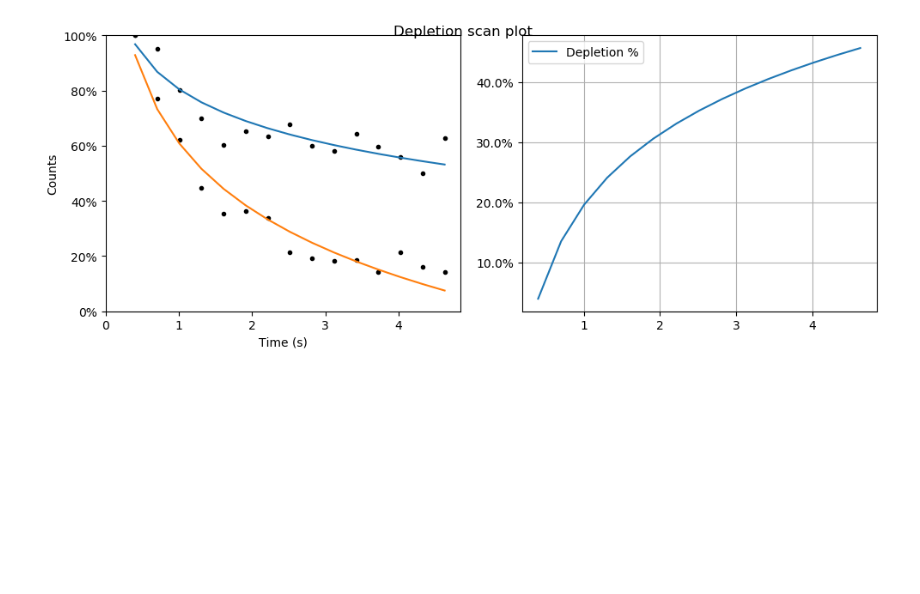
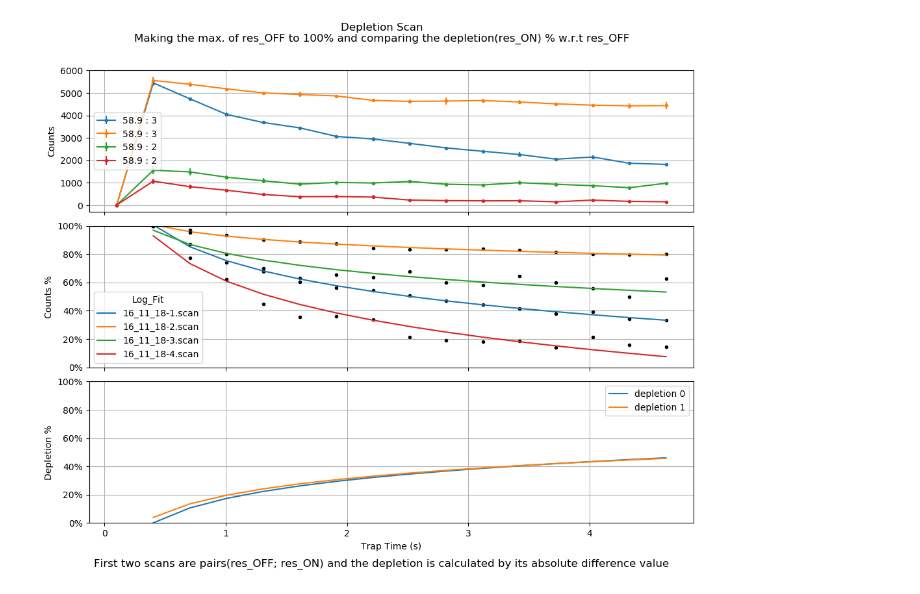
Before and after one commit to aravindhnivas/FELion-Spectrum-Analyser, a Jupyter notebook: testing/depletion_timescan.ipynb, the cells around one changed output. Drawn from its saved outputs; the diff is of its cells as text; code cells hidden in the pictures; blank space fills up the shorter version.

```diff
--- a/testing/depletion_timescan.ipynb
+++ b/testing/depletion_timescan.ipynb
@@ -6,7 +6,7 @@ import numpy as np
 import matplotlib.ticker as ticker
 from scipy.optimize import curve_fit
 
-def timescanplot(fname, location):
+def depletionPlot(fname, location):
 
     os.chdir(location)
     with open(fname, 'r') as f: file = f.readlines()
@@ -44,57 +44,73 @@ def timescanplot(fname, location):
 # %%
 def func(x, a, b, c):
     return a*np.log(b*x)+c
 
 location = 'D:\\FELion-Spectrum-Analyser\\testing\\_datas'
-files1 = ['16_11_18-2.scan','16_11_18-1.scan']
-files = ['16_11_18-3.scan', '16_11_18-4.scan']
+files = ['16_11_18-1.scan', '16_11_18-2.scan','16_11_18-3.scan', '16_11_18-4.scan']
+
+plt.rcParams['figure.figsize']=(12,9)
+plt.rcParams['figure.dpi']=100
+
+fig, (ax1, ax2, ax3) = plt.subplots(3,1, sharex=True)
+plt.suptitle('Depletion Scan\nMaking the max. of res_OFF to 100% and comparing the depletion(res_ON) % w.r.t res_OFF',\
+             fontsize=12)
+
+plt.subplots_adjust(top=0.9, hspace=0.1)
+
 full = []
-
-fig = plt.figure(figsize = (10,4), dpi=100)
-plt.suptitle('Depletion scan plot')
-plt.subplots_adjust(top=0.8)
-
-ax = plt.subplot(121)
 for f in files:
 
-    mass, iterations, mean, error, time = timescanplot(f, location)
+    mass, iterations, mean, error, time = depletionPlot(f, location)
     time = time/1000
     length = len(iterations)
 
     for i in range(length):
 
+        lg = '%s : %s'%(mass[i], iterations[i])
+        ax1.errorbar(time, mean[i],yerr=error[i], fmt='.-', label=lg)
+
         new_mean = (mean[i]/mean[i].max())*100
 
         x, y = time[1:], new_mean[1:]
-
         pop, popc = curve_fit(func, x, y)
-
         y_fit = func(x, *pop)
 
-        ax.plot(x,y,'.k')
-
-        ax.plot(x, y_fit, label=f)
-
-        ax.yaxis.set_major_formatter(ticker.PercentFormatter())
-        ax.set_ylim(ymin=0, ymax=100)
-        ax.set_xlim(xmin=0)
+        ax2.plot(x,y,'.k')
+        ax2.plot(x, y_fit, label=f)
+        ax2.yaxis.set_major_formatter(ticker.PercentFormatter())
 
         full.append(y_fit)
 
+depletion = {}
+j=0
+for i in range(0, len(full), 2):
+    depletion['depletion_%s'%i]=np.absolute(full[i]-full[i+1])
+    temp = np.absolute(full[i]-full[i+1])
+    ax3.plot(time[1:], temp, label='depletion %s'%j)
+    j+=1
 
-ax1 = plt.subplot(122)
-depletion = full[0]-full[1]
-ax1.plot(time[1:], depletion, label='Depletion %')
-ax1.yaxis.set_major_formatter(ticker.PercentFormatter())
+ax3.yaxis.set_major_formatter(ticker.PercentFormatter())
 
-ax.set_xlabel('Time (s)')
-ax.set_ylabel('Counts')
+for i in [ax1, ax2, ax3]:
+    i.legend()
+    i.grid(True)
 
-plt.grid(True)
+ax2.legend(title='Log_Fit')
+ax1.set_ylabel('Counts')
 
-plt.legend()
-plt.tight_layout()
+ax2.set_ylabel('Counts %')
+ax2.set_ylim(ymin=0,ymax=100)
+
+ax3.set_ylabel('Depletion %')
+ax3.set_ylim(ymin=0,ymax=100)
+ax3.set_xlabel('Trap Time (s)')
+
+#Caption
+fig.text(.5, .05,\
+         'First two scans are pairs(res_OFF; res_ON) and the depletion is calculated by its absolute difference value',\
+         ha='center', fontsize=12)
+plt.savefig('depletion.png')
 plt.show()
 plt.close()
 # %% [output]
-[figure, old version]
+[figure, new version]
```
Also changed, not shown: parts of 5 cells of this notebook.
